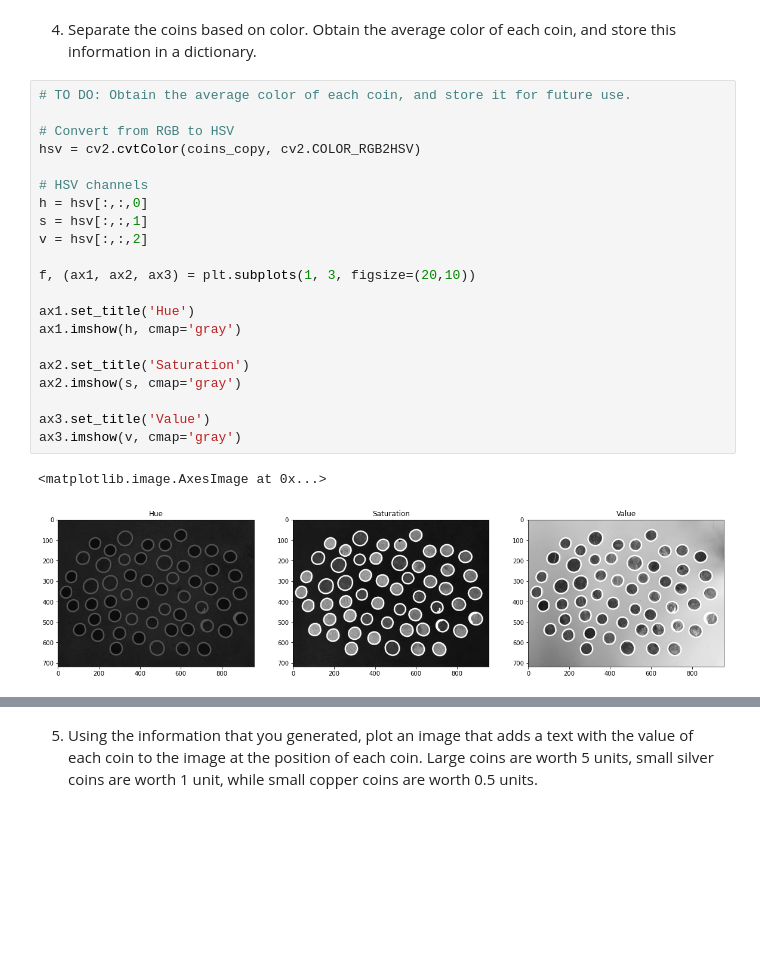
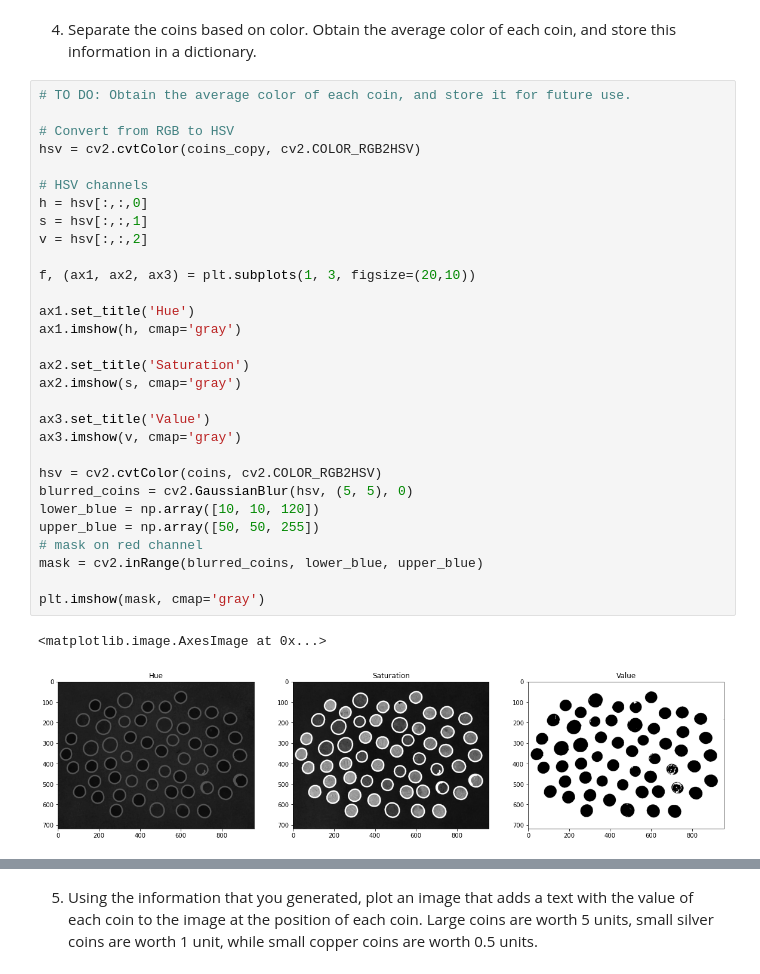
Before and after one commit to marcefuentesl/Computer-Vision, a Jupyter notebook: Assignments/A01748161_A4. Coin counter.ipynb, the cells around one changed output, grey strips where cells are left out. Drawn from its saved outputs; the diff is of its cells as text; blank space fills up the shorter version.

```diff
--- a/Assignments/A01748161_A4. Coin counter.ipynb
+++ b/Assignments/A01748161_A4. Coin counter.ipynb
@@ -108,27 +108,36 @@ for idx,selected_contour in enumerate(contours):
 # %%
 # TO DO: Obtain the average color of each coin, and store it for future use.
 
 # Convert from RGB to HSV
 hsv = cv2.cvtColor(coins_copy, cv2.COLOR_RGB2HSV)
 
 # HSV channels
 h = hsv[:,:,0]
 s = hsv[:,:,1]
 v = hsv[:,:,2]
 
 f, (ax1, ax2, ax3) = plt.subplots(1, 3, figsize=(20,10))
 
 ax1.set_title('Hue')
 ax1.imshow(h, cmap='gray')
 
 ax2.set_title('Saturation')
 ax2.imshow(s, cmap='gray')
 
 ax3.set_title('Value')
 ax3.imshow(v, cmap='gray')
+
+hsv = cv2.cvtColor(coins, cv2.COLOR_RGB2HSV)
+blurred_coins = cv2.GaussianBlur(hsv, (5, 5), 0)
+lower_blue = np.array([10, 10, 120])
+upper_blue = np.array([50, 50, 255])
+# mask on red channel
+mask = cv2.inRange(blurred_coins, lower_blue, upper_blue)
+
+plt.imshow(mask, cmap='gray')
 # %% [output]
 <matplotlib.image.AxesImage at 0x...>
-[figure, old version]
+[figure, new version]
 # %%
 # We will use Saturation and filter the silver coins
 
```
Also changed, not shown: parts of 1 cell of this notebook.
